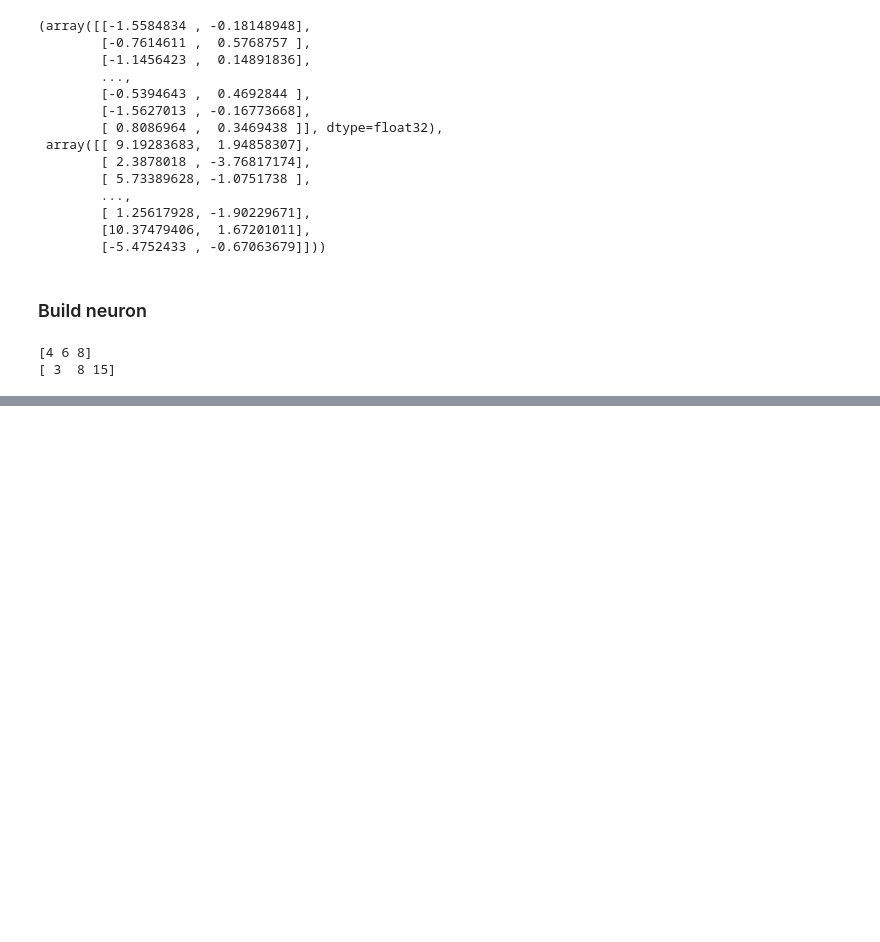
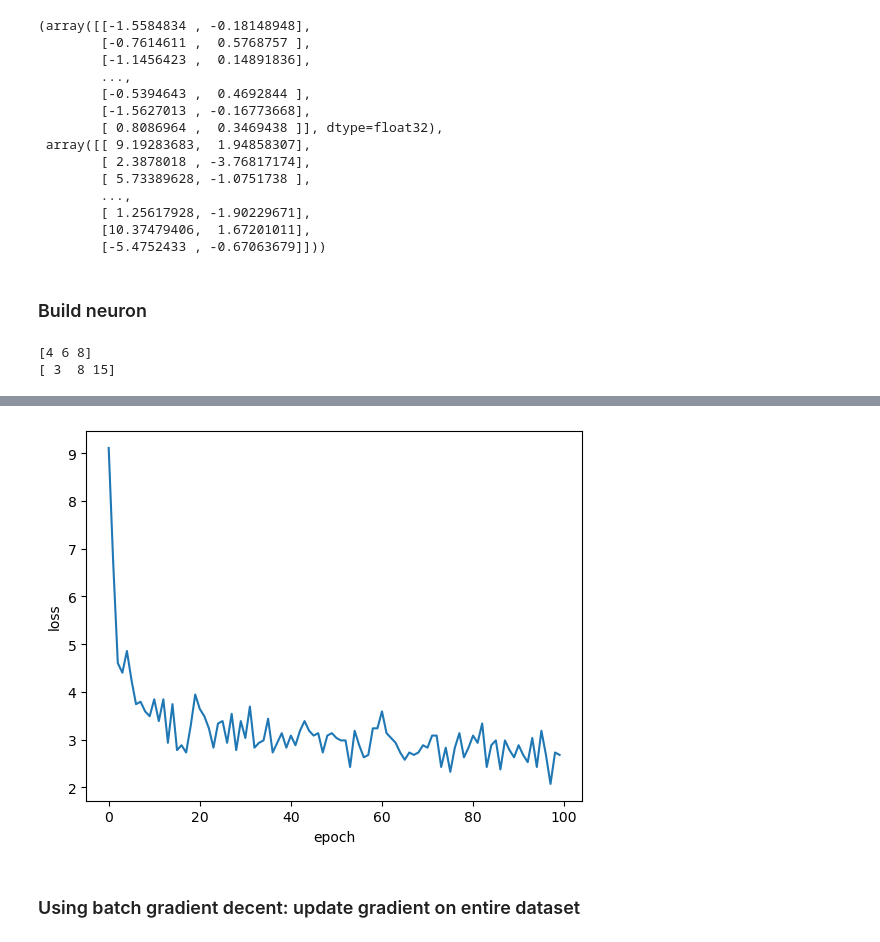
Before and after one commit to justramle/Breast-Cancer-Classification-Using-MLP-and-Logistic-Regression-with-Dimensional-Reduction, a Jupyter notebook: neuroNets_classification.ipynb, the cells around one changed output, grey strips where cells are left out. Saved outputs shown, nothing was run; the diff lists cells and outputs as text; code cells hidden in the pictures; blank space fills up the shorter version.

Commit message:
add layer

```diff
--- a/neuroNets_classification.ipynb
+++ b/neuroNets_classification.ipynb
@@ -229,16 +233,19 @@ class LogisticNeuron:
 from sklearn.preprocessing import StandardScaler
 
 scaler = StandardScaler()
-X_train_scaled = scaler.fit_transform(x_train)
-X_test_scaled = scaler.transform(x_test)
+x_train_scaler = scaler.fit_transform(x_train)
+x_test_scaler = scaler.transform(x_test)
 
-# Initialize the LogisticNeuron
+# debug in numpy
+# x_test_scaler
+# x_train_scaler
+
+# ininitalze logisticneuro
 neuron = LogisticNeuron()
-neuron.fit(X_train_scaled, y_train, epochs=1000, lr=0.01)
-# Make predictions
-predictions = neuron.predict(X_test_scaled)
+neuron.fit(x_train_scaler, y_train)
 
-# Evaluate the model
-accuracy = np.mean(predictions == y_test)
+# give prdiction on test set
+prediction = neuron.predict(x_test_scaler)
+accuracy = np.mean(prediction == y_test)
 print(f'Accuracy: {accuracy:.2f}')
 # %% [output]
@@ -245,0 +253,9 @@ Accuracy: 0.97
+# %%
+# ininitalze logisticneuro
+neuron = LogisticNeuron()
+neuron.fit(x_train, y_train)
+
+# give prdiction on test set
+prediction = neuron.predict(x_test)
+accuracy = np.mean(prediction == y_test)
+print(f'Accuracy: {accuracy:.2f}')
@@ -245,0 +319,5 @@ Accuracy: 0.97
+# %%
+# train with singlelayer
+layer = SingleLayer()
+layer.fit(x_train, y_train)
+layer.score(x_test, y_test)
@@ -245,0 +338,10 @@ Accuracy: 0.97
+# %%
+
+plt.plot(layer.losses)
+plt.xlabel('epoch')
+plt.ylabel('loss')
+plt.show()
+# %% [output]
+[figure, added]
+# %% [markdown]
+### Using batch gradient decent: update gradient on entire dataset
```
Also changed, not shown: parts of 10 cells of this notebook.
